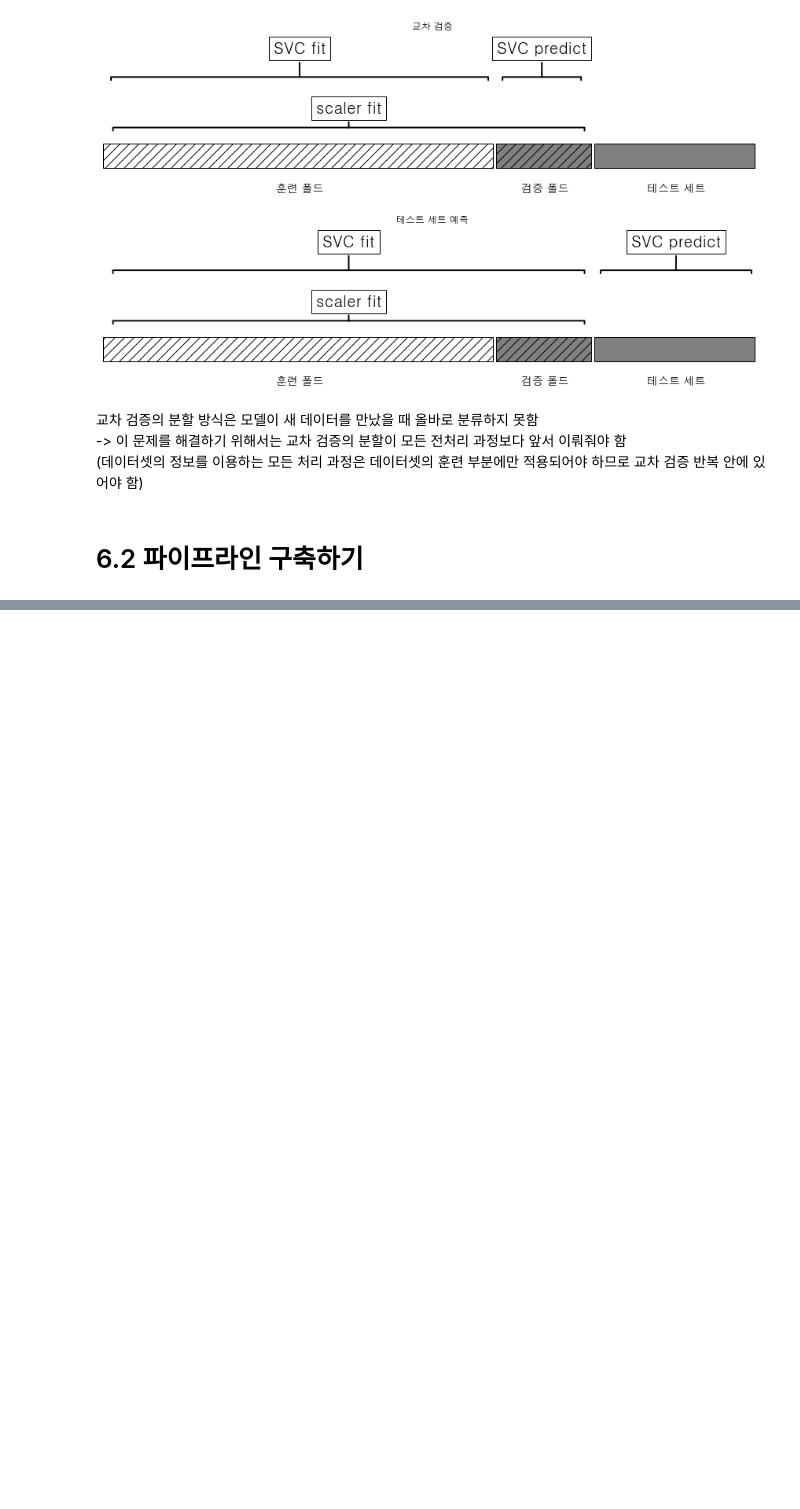
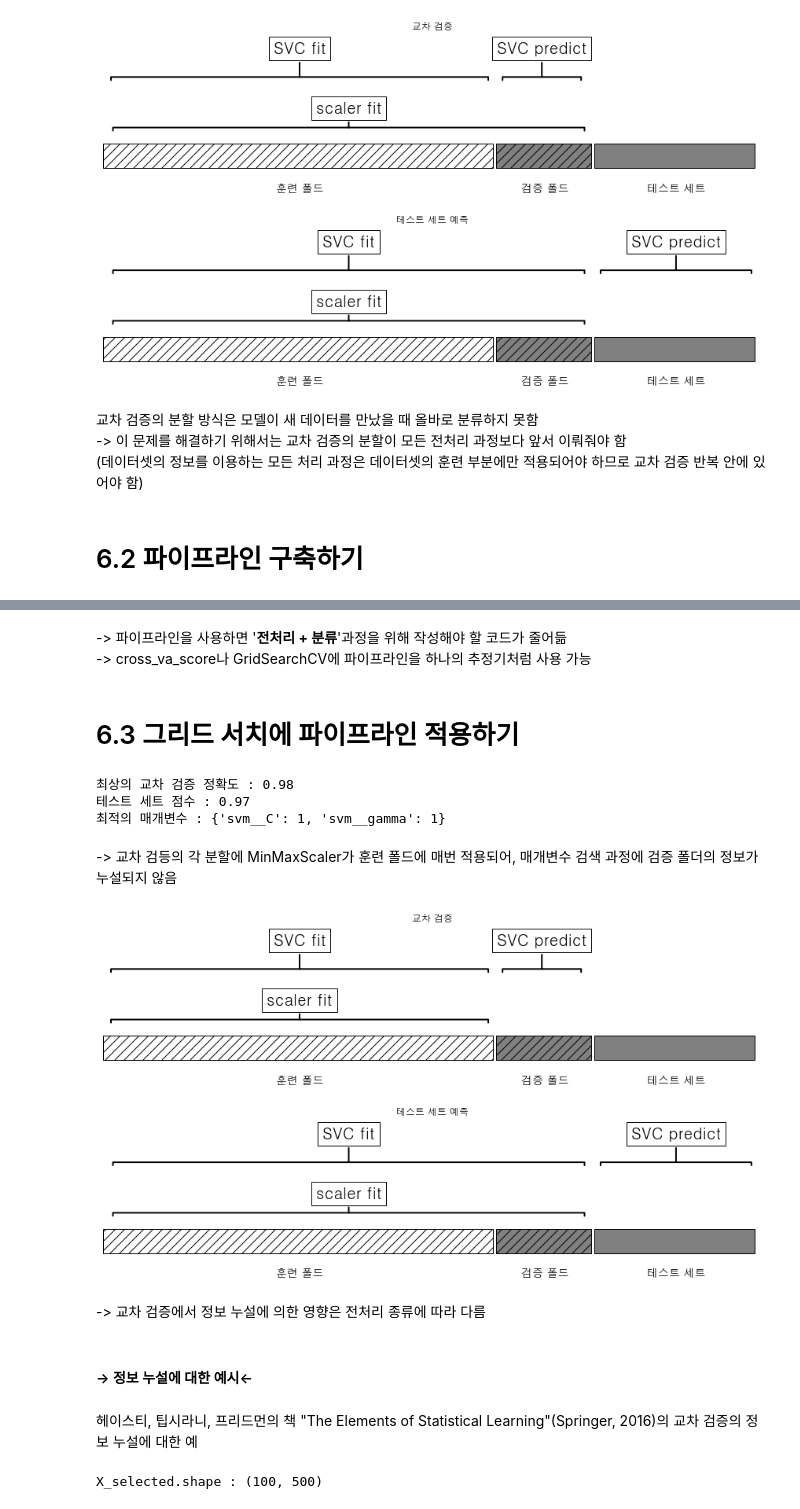
Before and after one commit to hyooo1017/Review, a Jupyter notebook: Introduction to Machine Learning with Python/6장. 알고리즘 체인과 파이프라인.ipynb, the cells around one changed output, grey strips where cells are left out. Drawn from its saved outputs; the diff is of its cells as text; code cells hidden in the pictures; blank space fills up the shorter version.

```diff
--- a/Introduction to Machine Learning with Python/6장. 알고리즘 체인과 파이프라인.ipynb
+++ b/Introduction to Machine Learning with Python/6장. 알고리즘 체인과 파이프라인.ipynb
@@ -98,0 +121,5 @@ mglearn.plots.plot_improper_processing()
+# %% [markdown]
+-> 파이프라인을 사용하면 '**전처리 + 분류**'과정을 위해 작성해야 할 코드가 줄어듦
+-> cross_va_score나 GridSearchCV에 파이프라인을 하나의 추정기처럼 사용 가능
+# %% [markdown]
+# 6.3 그리드 서치에 파이프라인 적용하기
@@ -98,0 +130,22 @@ mglearn.plots.plot_improper_processing()
+# %%
+grid = GridSearchCV(pipe, param_grid = paramg, cv = 5)
+grid.fit(X_train, y_train)
+print("최상의 교차 검증 정확도 : {:.2f}".format(grid.best_score_))
+print("테스트 세트 점수 : {:.2f}".format(grid.score(X_test, y_test)))
+print("최적의 매개변수 :", grid.best_params_)
+# %% [output]
+최상의 교차 검증 정확도 : 0.98
+테스트 세트 점수 : 0.97
+최적의 매개변수 : {'svm__C': 1, 'svm__gamma': 1}
+# %% [markdown]
+-> 교차 검등의 각 분할에 MinMaxScaler가 훈련 폴드에 매번 적용되어, 매개변수 검색 과정에 검증 폴더의 정보가 누설되지 않음
+# %%
+mglearn.plots.plot_proper_processing()
+# %% [output]
+[figure, added]
+# %% [markdown]
+-> 교차 검증에서 정보 누설에 의한 영향은 전처리 종류에 따라 다름
+# %% [markdown]
+#### → 정보 누설에 대한 예시←
+# %% [markdown]
+헤이스티, 팁시라니, 프리드먼의 책 "The Elements of Statistical Learning"(Springer, 2016)의 교차 검증의 정보 누설에 대한 예
@@ -98,0 +156,9 @@ mglearn.plots.plot_improper_processing()
+# %%
+# SelectPercentile로 10,000개 중 가장 유용한 특성 선택 -> 교차 검증을 사용하여 Ridge 회귀 평가
+from sklearn.feature_selection import SelectPercentile, f_regression
+
+select = SelectPercentile(score_func = f_regression, percentile = 5).fit(X, y)
+X_selected = select.transform(X)
+print("X_selected.shape :", X_selected.shape)
+# %% [output]
+X_selected.shape : (100, 500)
```
Also changed, not shown: parts of 55 cells of this notebook.
